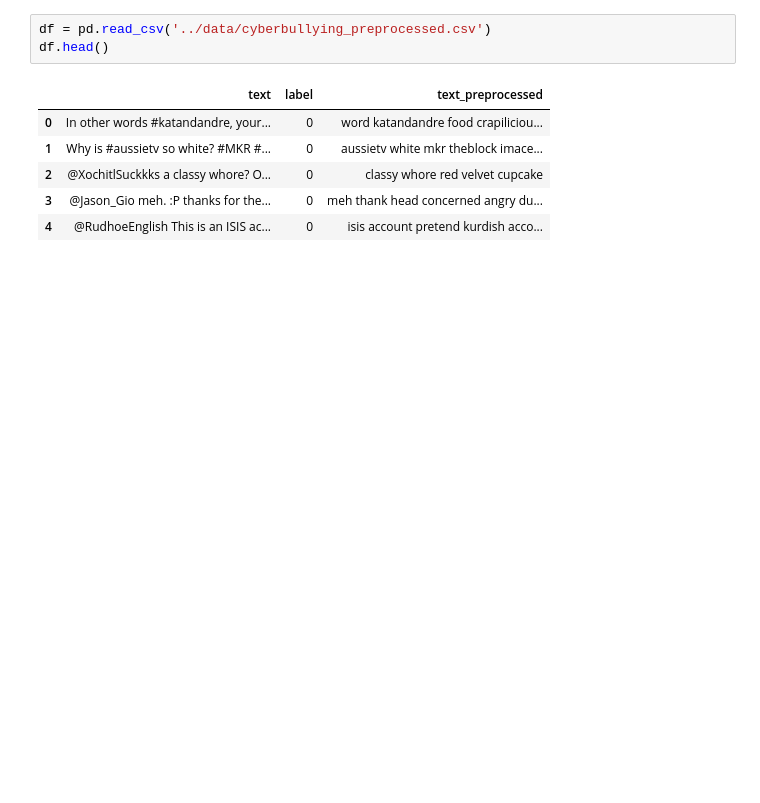
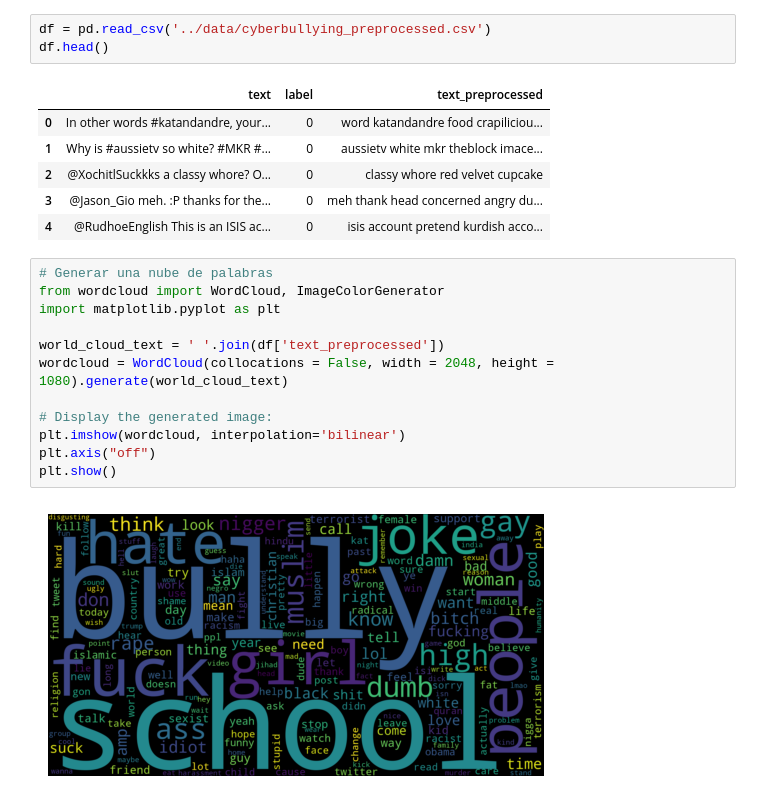
Before and after one commit to juampi20/horus-cyberbullying-detection, a Jupyter notebook: notebooks/00_preprocessing.ipynb, the cells around one changed output. Saved outputs shown, nothing was run; the diff lists cells and outputs as text; blank space fills up the shorter version.

```diff
--- a/notebooks/00_preprocessing.ipynb
+++ b/notebooks/00_preprocessing.ipynb
@@ -120,3 +112,17 @@ df.head()
 | 2 | @XochitlSuckkks a classy whore? O... | 0 | classy whore red velvet cupcake |
 | 3 | @Jason_Gio meh. :P thanks for the... | 0 | meh thank head concerned angry du... |
 | 4 | @RudhoeEnglish This is an ISIS ac... | 0 | isis account pretend kurdish acco... |
+# %%
+# Generar una nube de palabras
+from wordcloud import WordCloud, ImageColorGenerator
+import matplotlib.pyplot as plt
+
+world_cloud_text = ' '.join(df['text_preprocessed'])
+wordcloud = WordCloud(collocations = False, width = 2048, height = 1080).generate(world_cloud_text)
+
+# Display the generated image:
+plt.imshow(wordcloud, interpolation='bilinear')
+plt.axis("off")
+plt.show()
+# %% [output]
+[figure, added]
```
Also changed, not shown: parts of 5 cells of this notebook, 4 other files.
